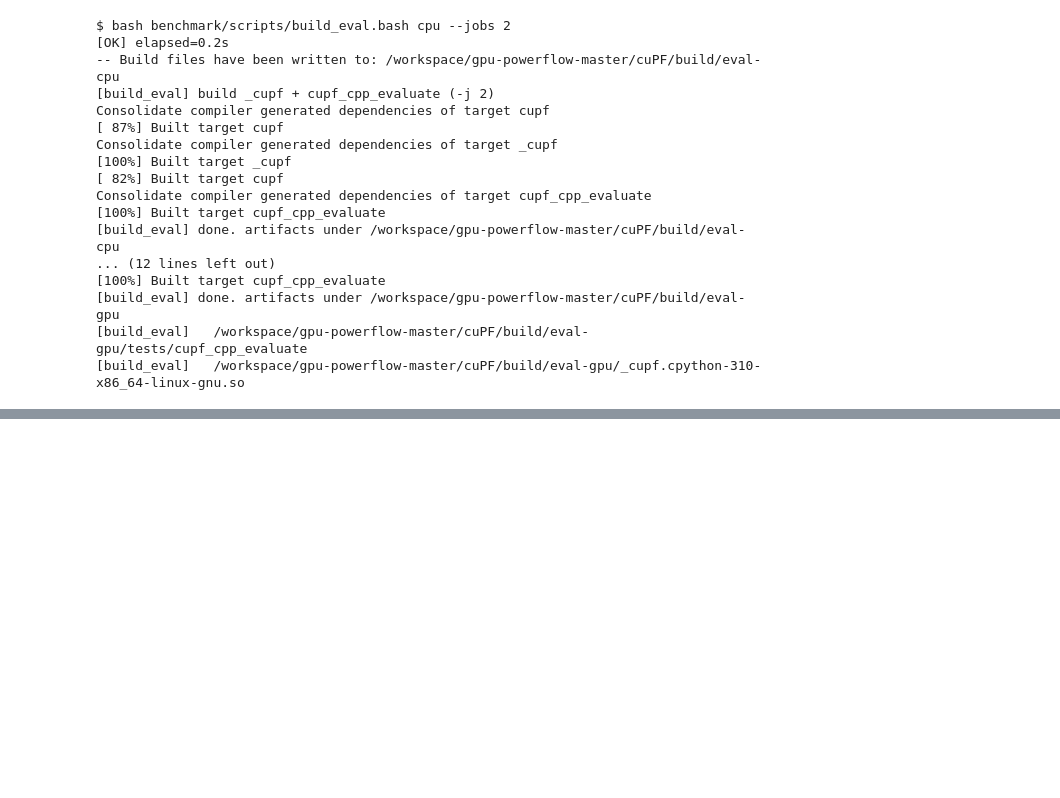
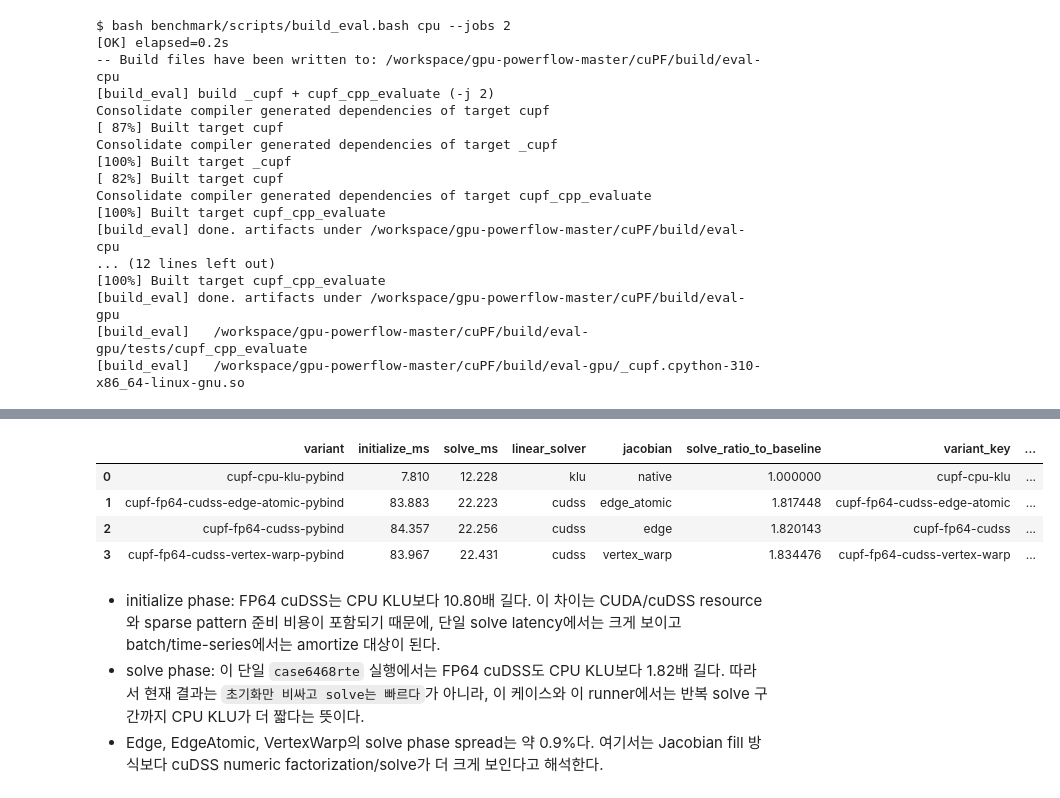
Before and after one commit to qubeenyoung/gpu-powerflow, a Jupyter notebook: python/tutorial/05_cupf_gpu_acceleration.ipynb, the cells around one changed output, grey strips where cells are left out. Saved outputs shown, nothing was run; the diff lists cells and outputs as text; code cells hidden in the pictures; blank space fills up the shorter version.

```diff
--- a/python/tutorial/05_cupf_gpu_acceleration.ipynb
+++ b/python/tutorial/05_cupf_gpu_acceleration.ipynb
@@ -118 +133,42 @@ $ /usr/bin/python3 -m python.tests.run_benchmark --output-root /workspace/gpu-po
+# %%
+comparison = tu.solve_comparison_table(summary, baseline_variant='cupf-cpu-klu-pybind')
+if not comparison.empty:
+    comparison['variant_key'] = comparison['variant'].str.replace('-pybind', '', regex=False)
+    cpu_row = comparison[comparison['variant_key'] == 'cupf-cpu-klu']
+    if not cpu_row.empty:
+        cpu_init = float(cpu_row['initialize_ms'].iloc[0])
+        cpu_solve = float(cpu_row['solve_ms'].iloc[0])
+        comparison['initialize_ratio_to_cpu'] = comparison['initialize_ms'] / cpu_init if cpu_init > 0 else np.nan
+        comparison['solve_ratio_to_cpu'] = comparison['solve_ms'] / cpu_solve if cpu_solve > 0 else np.nan
+display(comparison.round({'initialize_ms': 3, 'solve_ms': 3, 'initialize_ratio_to_cpu': 2, 'solve_ratio_to_cpu': 2}))
+
+notes = []
+solve = dict(zip(comparison['variant_key'], comparison['solve_ms'])) if not comparison.empty else {}
+init = dict(zip(comparison['variant_key'], comparison['initialize_ms'])) if not comparison.empty else {}
+if {'cupf-cpu-klu', 'cupf-fp64-cudss'} <= set(solve) and {'cupf-cpu-klu', 'cupf-fp64-cudss'} <= set(init):
+    solve_ratio = solve['cupf-fp64-cudss'] / solve['cupf-cpu-klu'] if solve['cupf-cpu-klu'] else np.nan
+    init_ratio = init['cupf-fp64-cudss'] / init['cupf-cpu-klu'] if init['cupf-cpu-klu'] else np.nan
+    notes.append(f"- initialize phase: FP64 cuDSS는 CPU KLU보다 {init_ratio:.2f}배 길다. 이 차이는 CUDA/cuDSS resource와 sparse pattern 준비 비용이 포함되기 때문에, 단일 solve latency에서는 크게 보이고 batch/time-series에서는 amortize 대상이 된다.")
+    if solve_ratio >= 1.0:
+        notes.append(f"- solve phase: 이 단일 `case6468rte` 실행에서는 FP64 cuDSS도 CPU KLU보다 {solve_ratio:.2f}배 길다. 따라서 현재 결과는 `초기화만 비싸고 solve는 빠르다`가 아니라, 이 케이스와 이 runner에서는 반복 solve 구간까지 CPU KLU가 더 짧다는 뜻이다.")
+    else:
+        notes.append(f"- solve phase: 이 실행에서는 FP64 cuDSS가 CPU KLU보다 짧다. 이 경우에도 initialize phase가 큰지 따로 봐야 전체 latency 결론이 맞다. solve ratio={solve_ratio:.2f}x")
+edge_names = ['cupf-fp64-cudss', 'cupf-fp64-cudss-edge-atomic', 'cupf-fp64-cudss-vertex-warp']
+edge_values = [solve[name] for name in edge_names if name in solve]
+if len(edge_values) >= 2:
+    spread = (max(edge_values) - min(edge_values)) / (sum(edge_values) / len(edge_values)) * 100.0
+    notes.append(f"- Edge, EdgeAtomic, VertexWarp의 solve phase spread는 약 {spread:.1f}%다. 여기서는 Jacobian fill 방식보다 cuDSS numeric factorization/solve가 더 크게 보인다고 해석한다.")
+if notes:
+    display(Markdown('\n'.join(notes)))
+else:
+    display(Markdown('- 비교 가능한 GPU variant가 부족하다. CUDA/cuDSS build 또는 skip 이유를 먼저 확인한다.'))
+# %% [output]
+|  | variant | initialize_ms | solve_ms | linear_solver | jacobian | solve_ratio_to_baseline | variant_key | ... |
+| 0 | cupf-cpu-klu-pybind | 7.810 | 12.228 | klu | native | 1.000000 | cupf-cpu-klu | ... |
+| 1 | cupf-fp64-cudss-edge-atomic-pybind | 83.883 | 22.223 | cudss | edge_atomic | 1.817448 | cupf-fp64-cudss-edge-atomic | ... |
+| 2 | cupf-fp64-cudss-pybind | 84.357 | 22.256 | cudss | edge | 1.820143 | cupf-fp64-cudss | ... |
+| 3 | cupf-fp64-cudss-vertex-warp-pybind | 83.967 | 22.431 | cudss | vertex_warp | 1.834476 | cupf-fp64-cudss-vertex-warp | ... |
+- initialize phase: FP64 cuDSS는 CPU KLU보다 10.80배 길다. 이 차이는 CUDA/cuDSS resource와 sparse pattern 준비 비용이 포함되기 때문에, 단일 solve latency에서는 크게 보이고 batch/time-series에서는 amortize 대상이 된다.
+- solve phase: 이 단일 `case6468rte` 실행에서는 FP64 cuDSS도 CPU KLU보다 1.82배 길다. 따라서 현재 결과는 `초기화만 비싸고 solve는 빠르다`가 아니라, 이 케이스와 이 runner에서는 반복 solve 구간까지 CPU KLU가 더 짧다는 뜻이다.
+- Edge, EdgeAtomic, VertexWarp의 solve phase spread는 약 0.9%다. 여기서는 Jacobian fill 방식보다 cuDSS numeric factorization/solve가 더 크게 보인다고 해석한다.
 # %% [markdown]
```
Also changed, not shown: parts of 7 cells of this notebook, 7 other files.
